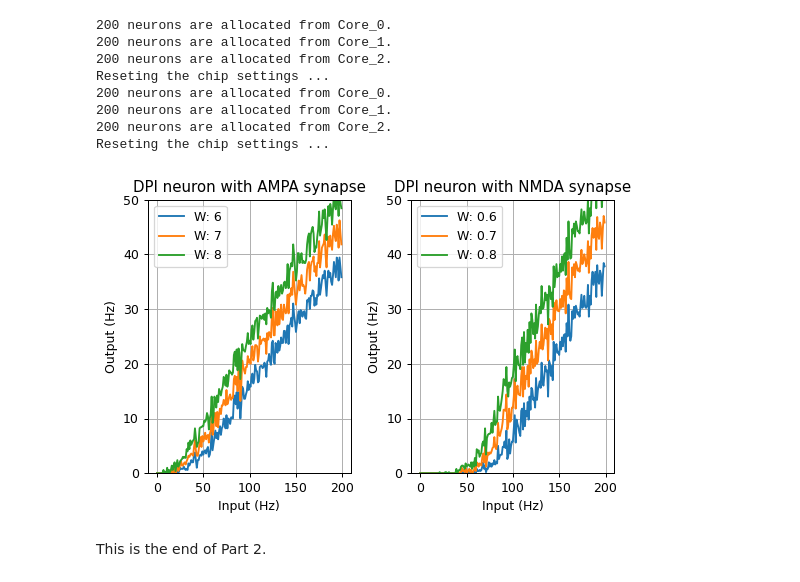
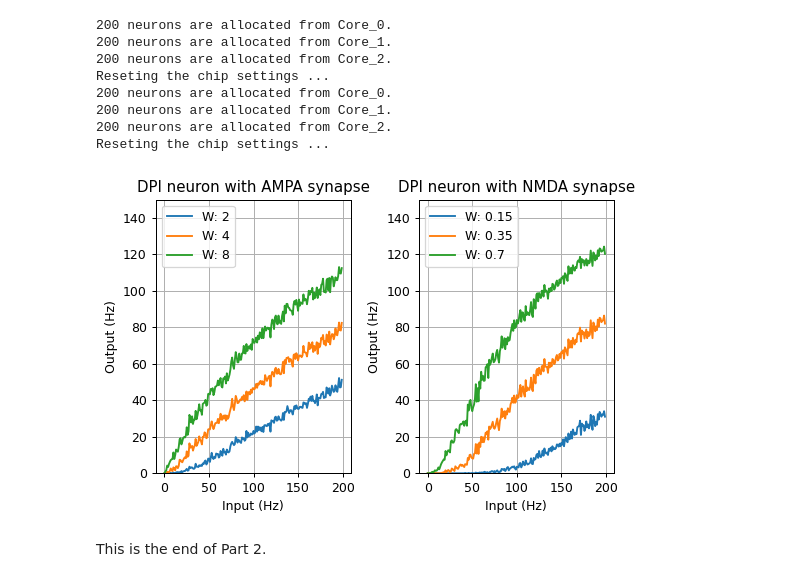
Before and after one commit to YigitDemirag/dynapse-simulator, a Jupyter notebook: examples/part2.ipynb, the cells around one changed output. Saved outputs shown, nothing was run; the diff lists cells and outputs as text; code cells hidden in the pictures.

```diff
--- a/examples/part2.ipynb
+++ b/examples/part2.ipynb
@@ -112,7 +112,7 @@ There are a few things to notice in the figure above.
 The slope of a neuron's F-F curve depends on many factors including the time constant of its input synapses and their synaptic efficacies. In the cell below, we compared F-F curves of DPI neurons with `AMPA` and `NMDA` synapses with three different sets of weight strengths.
 # %%
 syn_type_list   = ['AMPA', 'NMDA']
-syn_weight_list = [[6, 7, 8], [0.6, 0.7, 0.8]]
+syn_weight_list = [[2, 4, 8], [0.15, 0.35, 0.7]]
 spike_counts = np.zeros((6,200))
 
 for ix, synapse_type in enumerate(syn_type_list):
@@ -174,17 +174,17 @@ Reseting the chip settings ...
 # %%
 # Plot the results
 for i in range(2):
     plt.subplot(120+i+1)
     plt.title(f'DPI neuron with {syn_type_list[i]} synapse')
     for j in range(3):
         plt.plot(spike_counts[3*i+j], label=f'W: {syn_weight_list[i][j]}')
         plt.xlabel('Input (Hz)')
         plt.ylabel('Output (Hz)')
-        plt.ylim([0,50])
+        plt.ylim([0,150])
         plt.legend()
         plt.grid()
 plt.tight_layout()
 # %% [output]
-[figure, old version]
+[figure, new version]
 # %% [markdown]
 This is the end of Part 2.
```
Also changed, not shown: parts of 1 cell of this notebook, 6 other files.
